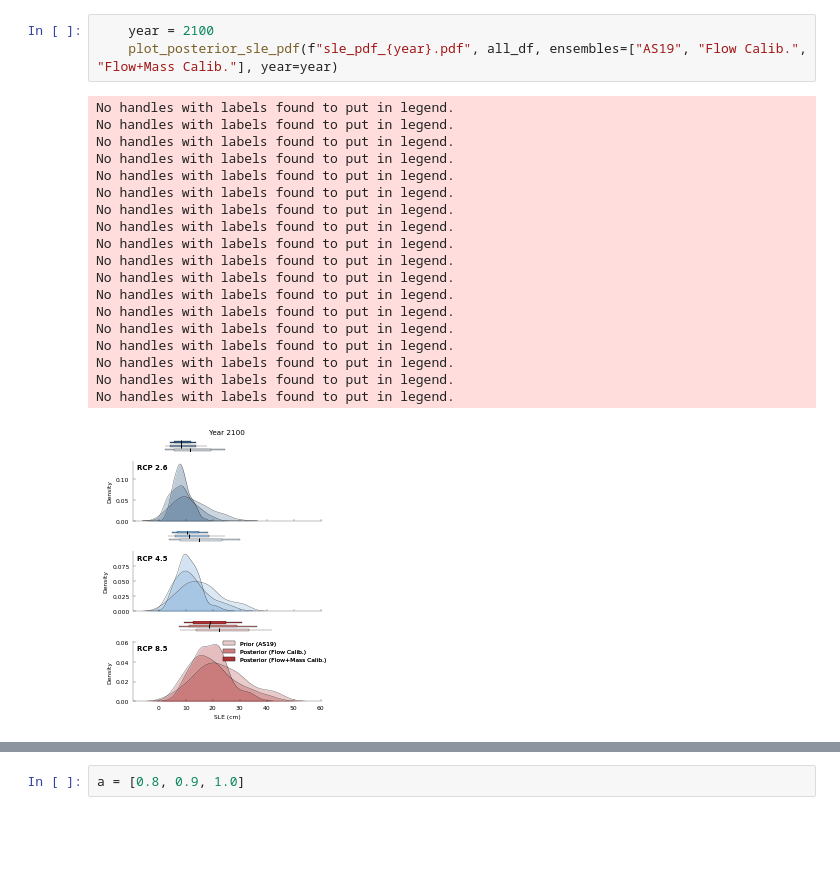
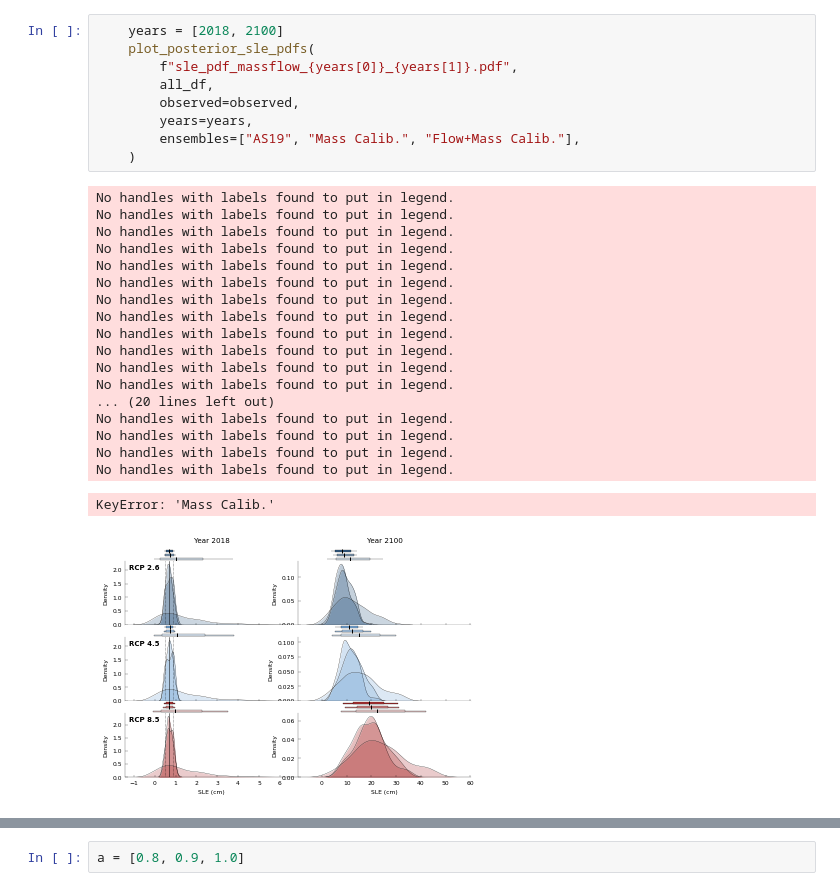
Before and after one commit to pism/pism-emulator, a Jupyter notebook: calibration/calibrate.ipynb, the cells around one changed output, grey strips where cells are left out. Saved outputs shown, nothing was run; the diff lists cells and outputs as text; blank space fills up the shorter version.

Commit message:
work on plots

```diff
--- a/calibration/calibrate.ipynb
+++ b/calibration/calibrate.ipynb
@@ -221,24 +52,30 @@ def plot_posterior_sle_pdf(
 # %%
-    year = 2100
-    plot_posterior_sle_pdf(f"sle_pdf_{year}.pdf", all_df, ensembles=["AS19", "Flow Calib.", "Flow+Mass Calib."], year=year)
+    years = [2018, 2100]
+    plot_posterior_sle_pdfs(
+        f"sle_pdf_massflow_{years[0]}_{years[1]}.pdf",
+        all_df,
+        observed=observed,
+        years=years,
+        ensembles=["AS19", "Mass Calib.", "Flow+Mass Calib."],
+    )
 # %% [output]
 No handles with labels found to put in legend.
 No handles with labels found to put in legend.
 No handles with labels found to put in legend.
 No handles with labels found to put in legend.
 No handles with labels found to put in legend.
 No handles with labels found to put in legend.
 No handles with labels found to put in legend.
 No handles with labels found to put in legend.
 No handles with labels found to put in legend.
 No handles with labels found to put in legend.
 No handles with labels found to put in legend.
 No handles with labels found to put in legend.
+... (20 lines left out)
 No handles with labels found to put in legend.
 No handles with labels found to put in legend.
 No handles with labels found to put in legend.
 No handles with labels found to put in legend.
-No handles with labels found to put in legend.
-No handles with labels found to put in legend.
+KeyError: 'Mass Calib.'
-[figure, old version]
+[figure, new version]
 # %%
```
Also changed, not shown: parts of 11 cells of this notebook, 1 other file.
